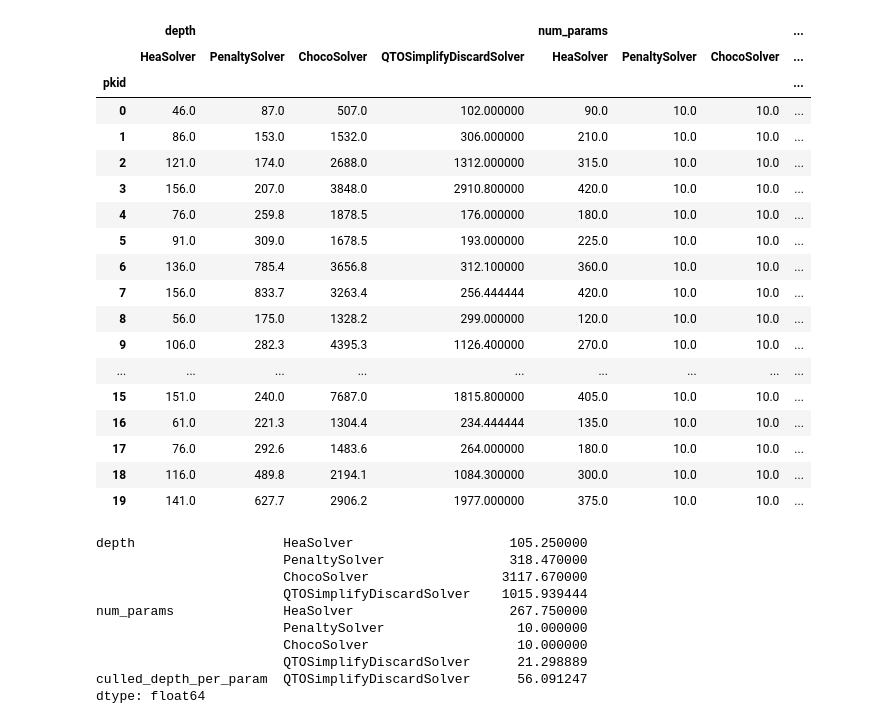
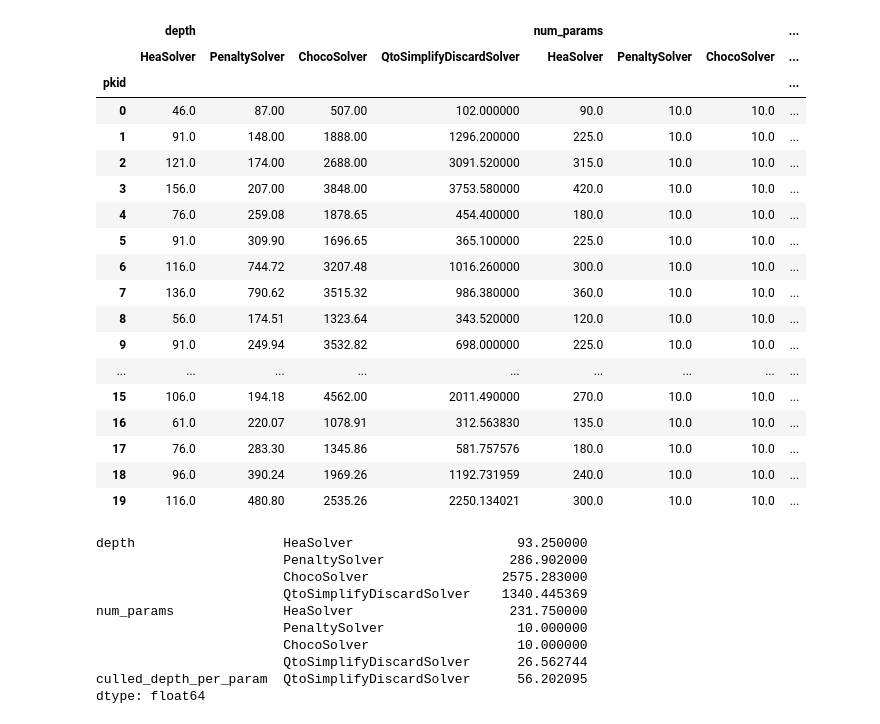
Before and after one commit to jiang7f/QTO, a Jupyter notebook: implementions/data/depth/depth.ipynb, the cells around one changed output. Saved outputs shown, nothing was run; the diff lists cells and outputs as text; code cells hidden in the pictures.

```diff
--- a/implementions/data/depth/depth.ipynb
+++ b/implementions/data/depth/depth.ipynb
@@ -3,12 +3,12 @@ import pandas as pd
 pd.set_option('display.max_rows', None)  # 显示所有行
 pd.set_option('display.max_columns', None)  # 显示所有列
 # %%
-file_path = 'depth.csv'
+file_path = '1_table.csv'
 df = pd.read_csv(file_path)
 
 # df = df.drop(columns=['pbid'])
 df = df[df['depth'] >= 20]
-df = df[df['num_params'] >= 3]
+df = df[(df['num_params'] >= 1)]
 grouped_df = df.groupby(['pkid', 'layers', 'method'], as_index=False).agg({
     "depth": 'mean',
     # 'culled_depth': 'mean',
@@ -20,7 +20,8 @@ values = ["depth", 'num_params']
 ## 分组并把组作为索引
 pivot_df = grouped_df.pivot(index =['pkid'], columns='method', values=values)
 
-method_order = ['HeaSolver', 'PenaltySolver', 'ChocoSolver', 'QTOSimplifyDiscardSolver']
+method_order = ['HeaSolver', 'PenaltySolver', 'ChocoSolver', 'QtoSimplifyDiscardSolver']
+# method_order = ['QtoSolver', 'QtoSimplifySolver', 'QtoSimplifyDiscardSolver']
 pivot_df = pivot_df.reindex(columns=pd.MultiIndex.from_product([values, method_order]))
 
 pivot_df
@@ -47,43 +48,43 @@ pivot_df
 # %%
-culled_depth_qtosimplify_discard = pivot_df['depth']['QTOSimplifyDiscardSolver']
-num_params_qtosimplify_discard = pivot_df['num_params']['QTOSimplifyDiscardSolver']
+culled_depth_Qtosimplify_discard = pivot_df['depth']['QtoSimplifyDiscardSolver']
+num_params_Qtosimplify_discard = pivot_df['num_params']['QtoSimplifyDiscardSolver']
 
 # 计算新的列并将其添加到 `pivot_df`
-pivot_df[('culled_depth_per_param', 'QTOSimplifyDiscardSolver')] = culled_depth_qtosimplify_discard / num_params_qtosimplify_discard
+pivot_df[('culled_depth_per_param', 'QtoSimplifyDiscardSolver')] = culled_depth_Qtosimplify_discard / num_params_Qtosimplify_discard
 pivot_df
 # %% [output]
 |  | depth |  |  |  | num_params |  |  | ... |
-|  | HeaSolver | PenaltySolver | ChocoSolver | QTOSimplifyDiscardSolver | HeaSolver | PenaltySolver | ChocoSolver | ... |
+|  | HeaSolver | PenaltySolver | ChocoSolver | QtoSimplifyDiscardSolver | HeaSolver | PenaltySolver | ChocoSolver | ... |
 | pkid |  |  |  |  |  |  |  | ... |
-| 0 | 46.0 | 87.0 | 507.0 | 102.000000 | 90.0 | 10.0 | 10.0 | ... |
-| 1 | 86.0 | 153.0 | 1532.0 | 306.000000 | 210.0 | 10.0 | 10.0 | ... |
-| 2 | 121.0 | 174.0 | 2688.0 | 1312.000000 | 315.0 | 10.0 | 10.0 | ... |
-| 3 | 156.0 | 207.0 | 3848.0 | 2910.800000 | 420.0 | 10.0 | 10.0 | ... |
-| 4 | 76.0 | 259.8 | 1878.5 | 176.000000 | 180.0 | 10.0 | 10.0 | ... |
-| 5 | 91.0 | 309.0 | 1678.5 | 193.000000 | 225.0 | 10.0 | 10.0 | ... |
-| 6 | 136.0 | 785.4 | 3656.8 | 312.100000 | 360.0 | 10.0 | 10.0 | ... |
-| 7 | 156.0 | 833.7 | 3263.4 | 256.444444 | 420.0 | 10.0 | 10.0 | ... |
-| 8 | 56.0 | 175.0 | 1328.2 | 299.000000 | 120.0 | 10.0 | 10.0 | ... |
-| 9 | 106.0 | 282.3 | 4395.3 | 1126.400000 | 270.0 | 10.0 | 10.0 | ... |
+| 0 | 46.0 | 87.00 | 507.00 | 102.000000 | 90.0 | 10.0 | 10.0 | ... |
+| 1 | 91.0 | 148.00 | 1888.00 | 1296.200000 | 225.0 | 10.0 | 10.0 | ... |
+| 2 | 121.0 | 174.00 | 2688.00 | 3091.520000 | 315.0 | 10.0 | 10.0 | ... |
+| 3 | 156.0 | 207.00 | 3848.00 | 3753.580000 | 420.0 | 10.0 | 10.0 | ... |
+| 4 | 76.0 | 259.08 | 1878.65 | 454.400000 | 180.0 | 10.0 | 10.0 | ... |
+| 5 | 91.0 | 309.90 | 1696.65 | 365.100000 | 225.0 | 10.0 | 10.0 | ... |
+| 6 | 116.0 | 744.72 | 3207.48 | 1016.260000 | 300.0 | 10.0 | 10.0 | ... |
+| 7 | 136.0 | 790.62 | 3515.32 | 986.380000 | 360.0 | 10.0 | 10.0 | ... |
+| 8 | 56.0 | 174.51 | 1323.64 | 343.520000 | 120.0 | 10.0 | 10.0 | ... |
+| 9 | 91.0 | 249.94 | 3532.82 | 698.000000 | 225.0 | 10.0 | 10.0 | ... |
 | ... | ... | ... | ... | ... | ... | ... | ... | ... |
-| 15 | 151.0 | 240.0 | 7687.0 | 1815.800000 | 405.0 | 10.0 | 10.0 | ... |
-| 16 | 61.0 | 221.3 | 1304.4 | 234.444444 | 135.0 | 10.0 | 10.0 | ... |
-| 17 | 76.0 | 292.6 | 1483.6 | 264.000000 | 180.0 | 10.0 | 10.0 | ... |
-| 18 | 116.0 | 489.8 | 2194.1 | 1084.300000 | 300.0 | 10.0 | 10.0 | ... |
-| 19 | 141.0 | 627.7 | 2906.2 | 1977.000000 | 375.0 | 10.0 | 10.0 | ... |
+| 15 | 106.0 | 194.18 | 4562.00 | 2011.490000 | 270.0 | 10.0 | 10.0 | ... |
+| 16 | 61.0 | 220.07 | 1078.91 | 312.563830 | 135.0 | 10.0 | 10.0 | ... |
+| 17 | 76.0 | 283.30 | 1345.86 | 581.757576 | 180.0 | 10.0 | 10.0 | ... |
+| 18 | 96.0 | 390.24 | 1969.26 | 1192.731959 | 240.0 | 10.0 | 10.0 | ... |
+| 19 | 116.0 | 480.80 | 2535.26 | 2250.134021 | 300.0 | 10.0 | 10.0 | ... |
 # %%
 mean_values_per_column = pivot_df.mean()
 print(mean_values_per_column)
 # %% [output]
-depth                   HeaSolver                    105.250000
-                        PenaltySolver                318.470000
-                        ChocoSolver                 3117.670000
-                        QTOSimplifyDiscardSolver    1015.939444
-num_params              HeaSolver                    267.750000
+depth                   HeaSolver                     93.250000
+                        PenaltySolver                286.902000
+                        ChocoSolver                 2575.283000
+                        QtoSimplifyDiscardSolver    1340.445369
+num_params              HeaSolver                    231.750000
                         PenaltySolver                 10.000000
                         ChocoSolver                   10.000000
-                        QTOSimplifyDiscardSolver      21.298889
-culled_depth_per_param  QTOSimplifyDiscardSolver      56.091247
+                        QtoSimplifyDiscardSolver      26.562744
+culled_depth_per_param  QtoSimplifyDiscardSolver      56.202095
 dtype: float64
 # %%
 # 定义格式化函数
```
Also changed, not shown: parts of 6 cells of this notebook, 59 other files.
